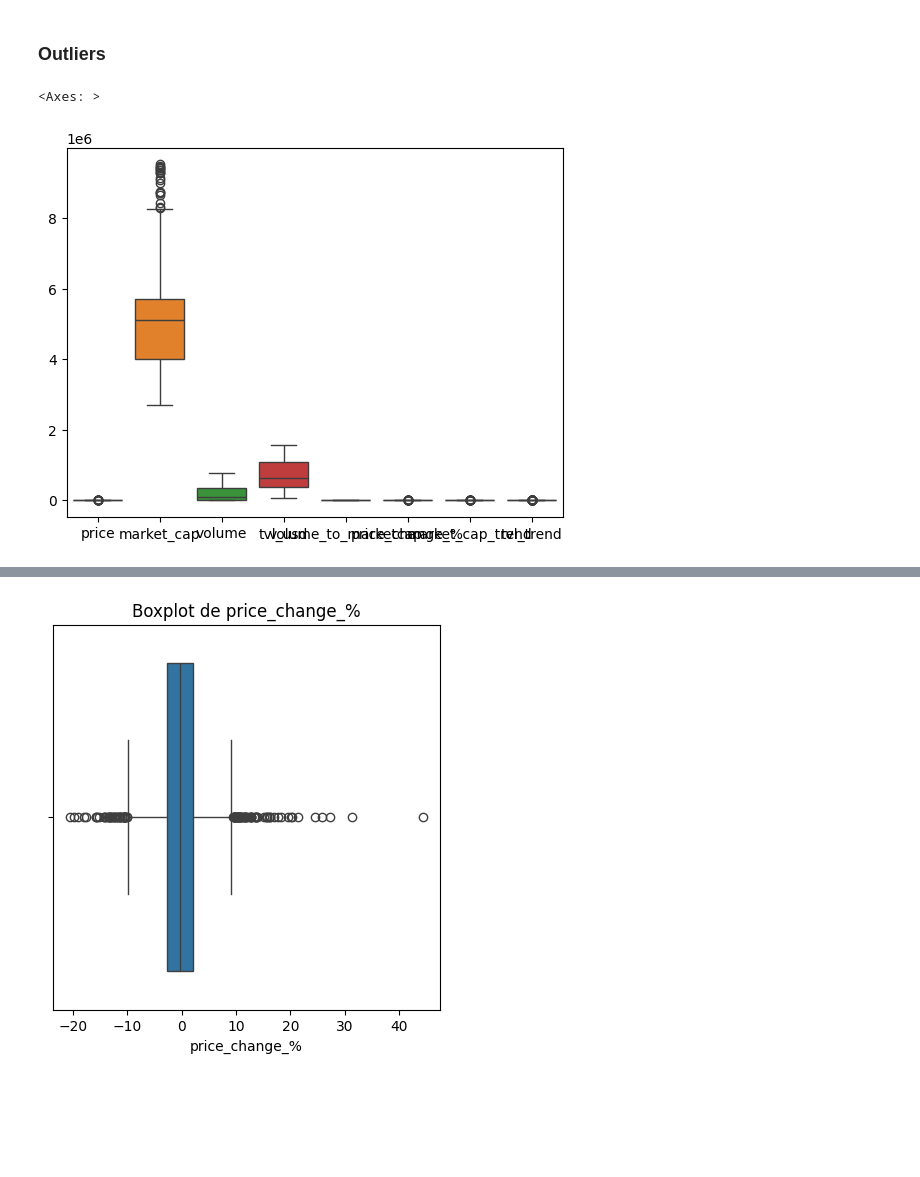
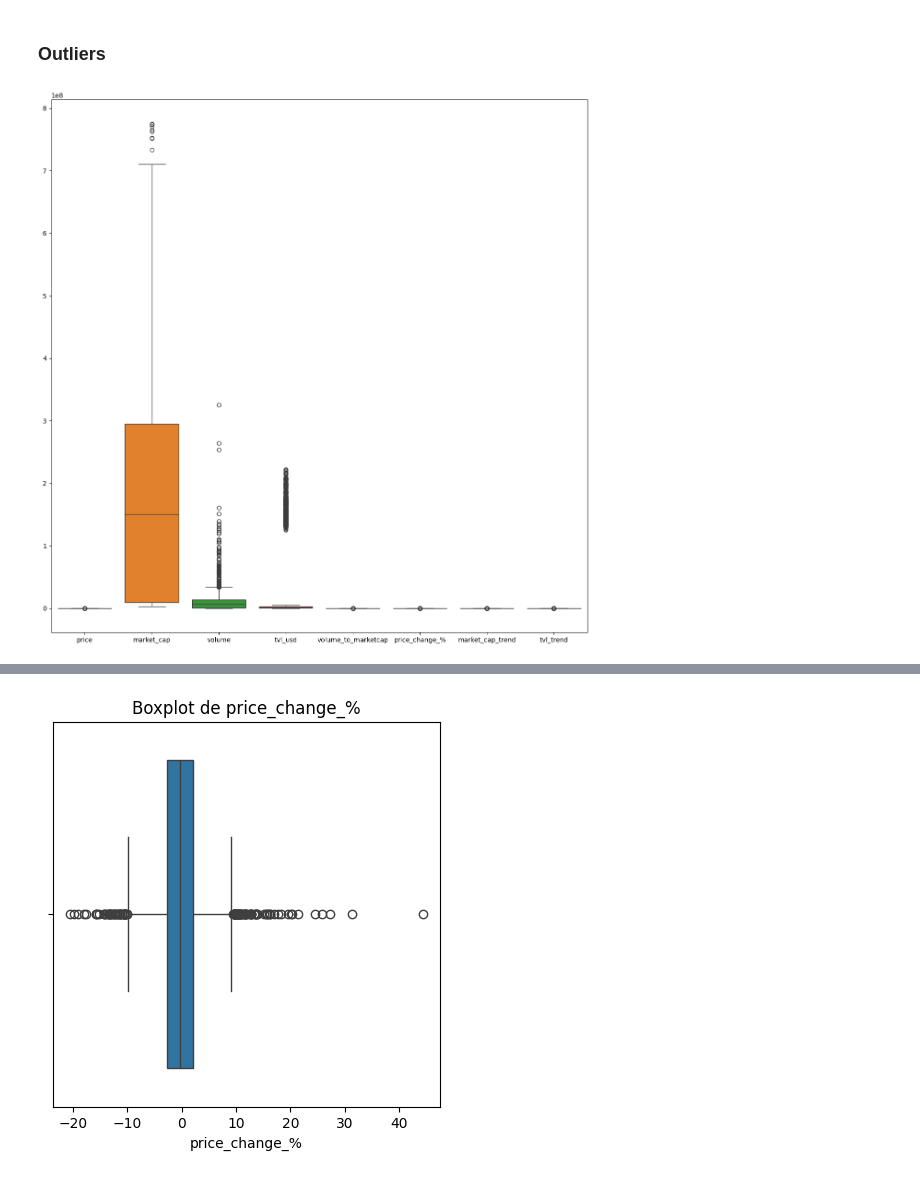
Before and after one commit to Turppie/TP-Machine-Learning, a Jupyter notebook: code/AdquisicionYPreprocesamiento.ipynb, the cells around one changed output, grey strips where cells are left out. Drawn from its saved outputs; the diff is of its cells as text; code cells hidden in the pictures; blank space fills up the shorter version.

```diff
--- a/code/AdquisicionYPreprocesamiento.ipynb
+++ b/code/AdquisicionYPreprocesamiento.ipynb
@@ -204,8 +204,9 @@ Descargando data de Stargaze...
 # %% [markdown]
 # Preprocesamiento de los datos
 # %%
+import pandas as pd
 # Cargar datos
-data =  pd.read_csv(r"C:\Users\rosar\RufoEsEterno\MachineLearning\TrabajoParcial\criptodataset.csv")
+data =  pd.read_csv("/Users/kanyewest/Documents/ML/TP-Machine-Learning/data/criptodataset.csv")
 # %%
 data.describe()
 # %% [output]
@@ -317,9 +321,12 @@ memory usage: 162.7+ KB
+# %%
+numeric_columns = data.select_dtypes(include='number').columns
 # %% [markdown]
 ### Outliers
 # %%
 import seaborn as sns
-
-sns.boxplot(df,)
+import matplotlib.pyplot as plt
+plt.figure(figsize=(15,15))
+sns.boxplot(data[numeric_columns])
+plt.show()
 # %% [output]
-<Axes: >
-[figure, old version]
+[figure, new version]
```
Also changed, not shown: parts of 2 cells of this notebook.
